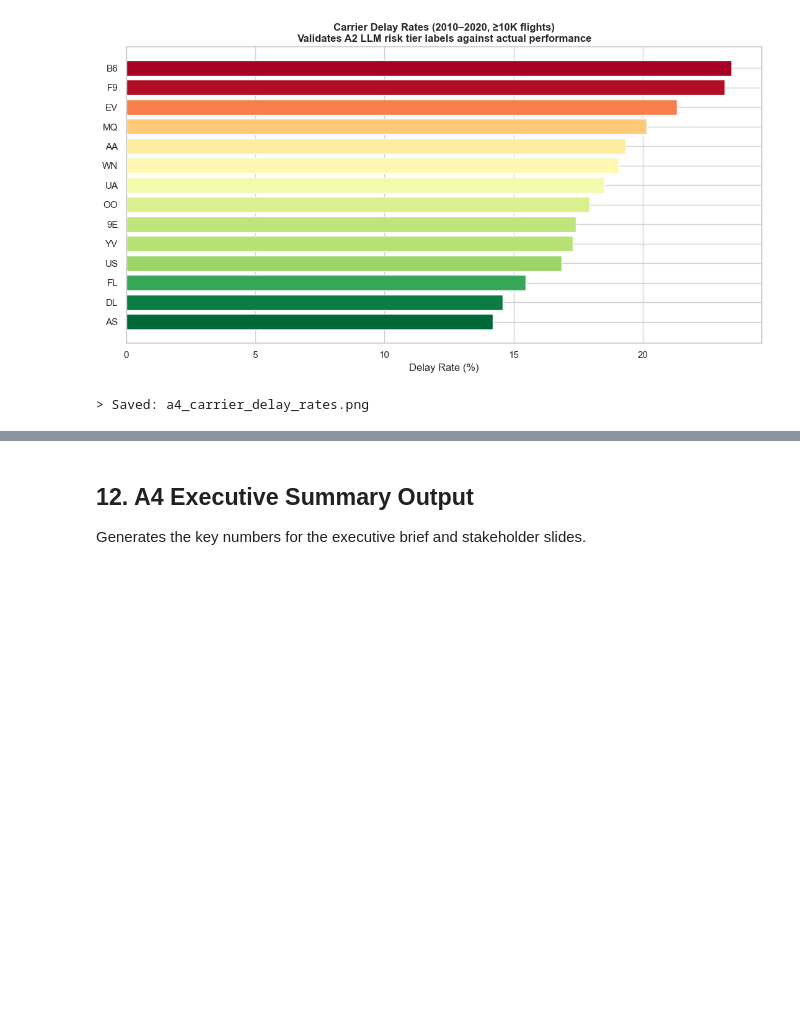
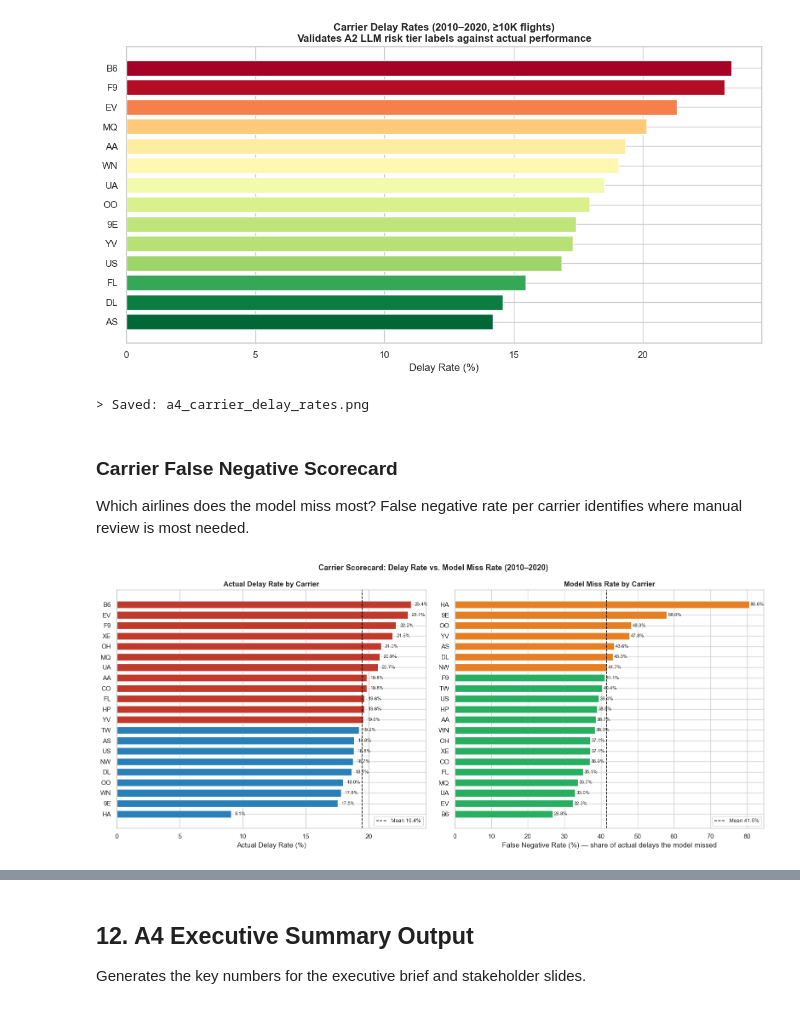
Before and after one commit to jaxendutta/dti6287, a Jupyter notebook: notebooks/04_analysis.ipynb, the cells around one changed output, grey strips where cells are left out. Saved outputs shown, nothing was run; the diff lists cells and outputs as text; code cells hidden in the pictures; blank space fills up the shorter version.

Commit message:
Added a cell on carriers

```diff
--- a/notebooks/04_analysis.ipynb
+++ b/notebooks/04_analysis.ipynb
@@ -865,3 +865,71 @@ print('> Saved: a4_carrier_delay_rates.png')
 # %% [output]
 [figure]
 > Saved: a4_carrier_delay_rates.png
+# %% [markdown]
+### Carrier False Negative Scorecard
+
+Which airlines does the model miss most? False negative rate per carrier identifies where manual review is most needed.
+# %%
+# ── Carrier False Negative Scorecard ─────────────────────────────────────────
+carrier_scorecard = df_mod_test[['Reporting_Airline']].copy()
+carrier_scorecard['actual']    = y_mod_test.values
+carrier_scorecard['predicted'] = result_a4['y_pred']
+
+scorecard = (
+    carrier_scorecard
+    .groupby('Reporting_Airline')
+    .apply(lambda g: pd.Series({
+        'actual_delay_rate': g['actual'].mean() * 100,
+        'flight_count':      len(g),
+        'fn_rate': (
+            g.loc[g['actual'] == 1, 'predicted'].eq(0).mean() * 100
+            if g['actual'].sum() > 0 else float('nan')
+        ),
+    }))
+    .reset_index()
+    .dropna()
+    .query('flight_count >= 2000')
+)
+
+fig, axes = plt.subplots(1, 2, figsize=(16, 7))
+fig.suptitle('Carrier Scorecard: Delay Rate vs. Model Miss Rate (2010–2020)',
+             fontsize=13, fontweight='bold')
+
+sc_left = scorecard.sort_values('actual_delay_rate', ascending=True)
+mean_dr = sc_left['actual_delay_rate'].mean()
+colors_left = ['#c0392b' if r > mean_dr else '#2980b9' for r in sc_left['actual_delay_rate']]
+bars1 = axes[0].barh(sc_left['Reporting_Airline'], sc_left['actual_delay_rate'],
+                     color=colors_left, edgecolor='white', height=0.7)
+axes[0].axvline(mean_dr, color='black', linestyle='--', linewidth=1.2,
+                label=f'Mean {mean_dr:.1f}%')
+axes[0].set_xlabel('Actual Delay Rate (%)')
+axes[0].set_title('Actual Delay Rate by Carrier', fontweight='bold')
+axes[0].legend(fontsize=9)
+for bar, val in zip(bars1, sc_left['actual_delay_rate']):
+    axes[0].text(val + 0.3, bar.get_y() + bar.get_height()/2,
+                 f'{val:.1f}%', va='center', fontsize=8)
+
+sc_right = scorecard.sort_values('fn_rate', ascending=True)
+mean_fn = sc_right['fn_rate'].mean()
+colors_right = ['#e67e22' if r > mean_fn else '#27ae60' for r in sc_right['fn_rate']]
+bars2 = axes[1].barh(sc_right['Reporting_Airline'], sc_right['fn_rate'],
+                     color=colors_right, edgecolor='white', height=0.7)
+axes[1].axvline(mean_fn, color='black', linestyle='--', linewidth=1.2,
+                label=f'Mean {mean_fn:.1f}%')
+axes[1].set_xlabel('False Negative Rate (%) — share of actual delays the model missed')
+axes[1].set_title('Model Miss Rate by Carrier', fontweight='bold')
+axes[1].legend(fontsize=9)
+for bar, val in zip(bars2, sc_right['fn_rate']):
+    axes[1].text(val + 0.3, bar.get_y() + bar.get_height()/2,
+                 f'{val:.1f}%', va='center', fontsize=8)
+
+plt.tight_layout()
+plt.savefig(A4_OUTPUT / 'a4_carrier_scorecard.png', dpi=150, bbox_inches='tight')
+plt.show()
+print('> Saved: a4_carrier_scorecard.png')
+print('\nCarrier scorecard:')
+print(scorecard[['Reporting_Airline','actual_delay_rate','fn_rate','flight_count']]
+      .sort_values('actual_delay_rate', ascending=False)
+      .to_string(index=False))
+# %% [output]
+[figure, added]
```
Also changed, not shown: parts of 4 cells of this notebook.
